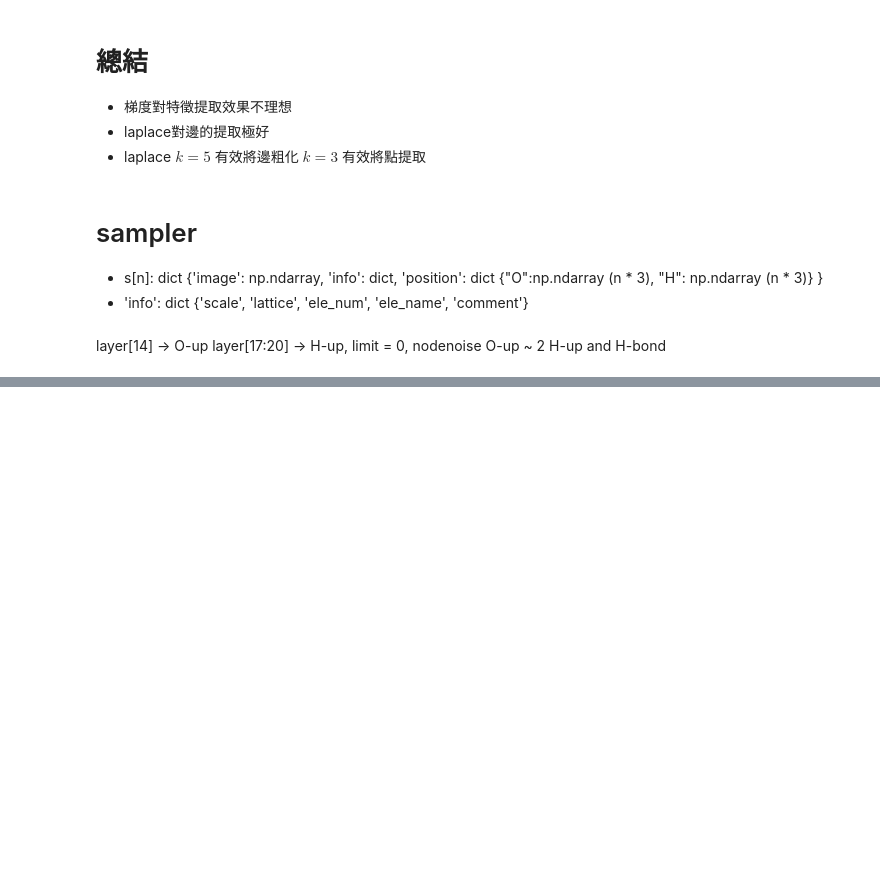
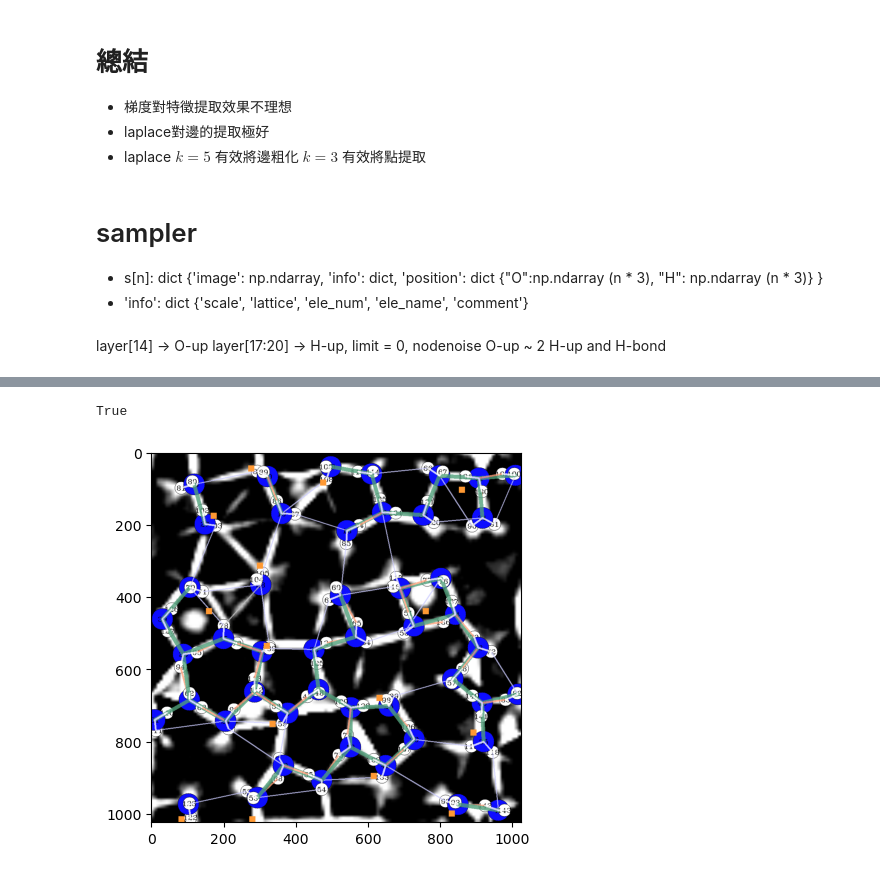
Before and after one commit to supercgor/AFM-RepairTool, a Jupyter notebook: main.ipynb, the cells around one changed output, grey strips where cells are left out. Cells and saved outputs as stored; diff of their text form; code cells hidden in the pictures; blank space fills up the shorter version.

```diff
--- a/main.ipynb
+++ b/main.ipynb
@@ -123,0 +187,11 @@ array([[21.77734375, 18.9453125],
+# %%
+k = cv2.resize(a,(1024,1024))
+k = g.plotNodes(k, resize=(1024,1024))
+k = g.plotEdges(k, resize=(1024,1024), transparency=0.8)
+# hup_pos = arrayReshape(r[...,:2], img1.shape[:2], np.diag(g.lattice)[:2])
+k = drawFindPeaksResult(k, r)
+imgplot = plt.imshow(k)
+cv2.imwrite("test.png", k)
+# %% [output]
+True
+[figure, added]
```
Also changed, not shown: parts of 13 cells of this notebook, 7 other files.
